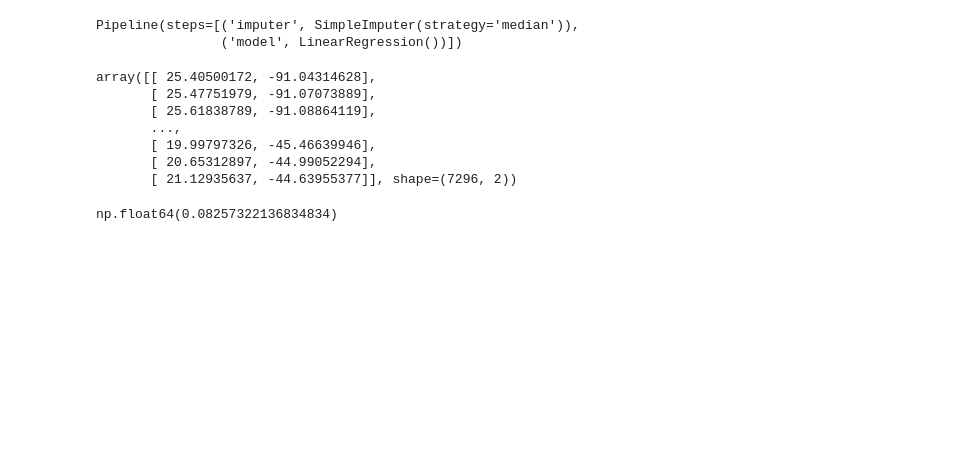
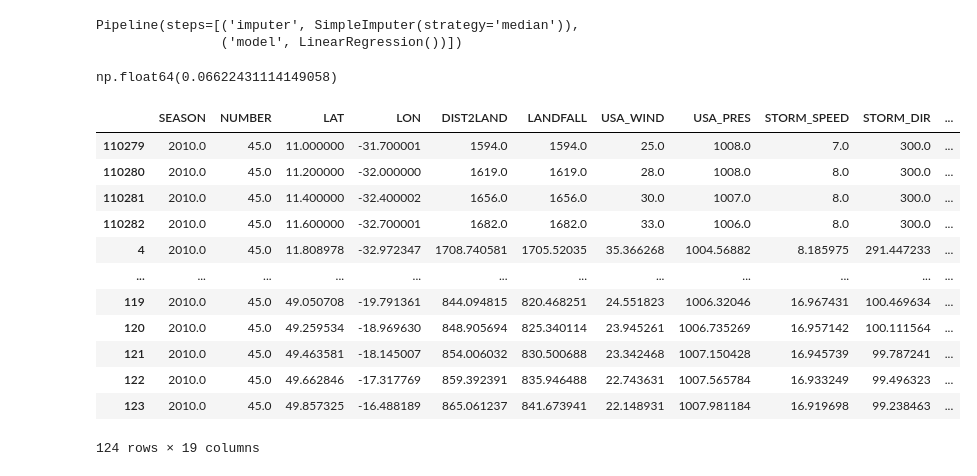
Before and after one commit to tomneisel/hurricane-trajectory, a Jupyter notebook: notebooks/trajectory_prediction.ipynb, the cells around one changed output. Drawn from its saved outputs; the diff is of its cells as text; code cells hidden in the pictures; blank space fills up the shorter version.

```diff
--- a/notebooks/trajectory_prediction.ipynb
+++ b/notebooks/trajectory_prediction.ipynb
@@ -126,7 +126,7 @@ def create_sequences(df: pd.DataFrame, window_size=4):
     X = []
     y = []
 
-    cont_features = df.select_dtypes(["Int16", "float32"]).columns
+    features = ['SEASON', 'NUMBER', 'LAT', 'LON', 'DIST2LAND', 'LANDFALL', 'USA_WIND', 'USA_PRES', 'STORM_SPEED', 'STORM_DIR', 'DELTA_LAT', 'DELTA_LON', 'LAT_ACCELERATION', 'LON_ACCELERATION', 'WIND_CHANGE', 'PRES_CHANGE', 'WIND_ACCELERATION', 'PRES_ACCELERATION', 'MONTH']
 
     for sid, storm in df.groupby("SID"):
         storm = storm.sort_values("ISO_TIME").reset_index(drop=True)
@@ -142,15 +142,22 @@ def create_sequences(df: pd.DataFrame, window_size=4):
             if not (time_diffs == pd.Timedelta(hours=3)).all():
                 continue
 
-            X.append(
-                storm[cont_features].iloc[
+            X_sample = (
+                storm[features].iloc[
                     i - window_size : i
                 ].astype(float).to_numpy()
             )
 
-            y.append(
-                storm[["LAT", "LON"]].iloc[i].astype(float).to_numpy()
+            y_sample = (
+                storm[features].iloc[i].astype(float).to_numpy()
             )
+
+            if np.isnan(X_sample).any() or np.isnan(y_sample).any():
+                continue
+
+            X.append(X_sample)
+            y.append(y_sample)
+
 
     return np.array(X), np.array(y)
 
@@ -191,22 +198,50 @@ X_test_reg = X_test.reshape(
 )
 # %%
 reg_pos_prediction = reg_pipeline.predict(X_test_reg)
-# %% [output]
-array([[ 25.40500172, -91.04314628],
-       [ 25.47751979, -91.07073889],
-       [ 25.61838789, -91.08864119],
-       ...,
-       [ 19.99797326, -45.46639946],
-       [ 20.65312897, -44.99052294],
-       [ 21.12935637, -44.63955377]], shape=(7296, 2))
 # %%
 reg_prediction_error = np.abs(np.subtract(reg_pos_prediction, y_test))
 
 reg_prediction_error
 
-reg_prediction_mean_lat_error = np.mean(reg_prediction_error[:, 0])
-reg_prediction_mean_lon_error = np.mean(reg_prediction_error[:, 1])
+reg_prediction_mean_lat_error = np.mean(reg_prediction_error[:, 2])
+reg_prediction_mean_lon_error = np.mean(reg_prediction_error[:, 3])
 
-reg_prediction_mean_lon_error
+reg_prediction_mean_lat_error
 # %% [output]
-np.float64(0.08257322136834834)
+np.float64(0.06622431114149058)
+# %%
+def create_starting_position(df: pd.DataFrame):
+
+    features = ['SEASON', 'NUMBER', 'LAT', 'LON', 'DIST2LAND', 'LANDFALL', 'USA_WIND', 'USA_PRES', 'STORM_SPEED', 'STORM_DIR', 'DELTA_LAT', 'DELTA_LON', 'LAT_ACCELERATION', 'LON_ACCELERATION', 'WIND_CHANGE', 'PRES_CHANGE', 'WIND_ACCELERATION', 'PRES_ACCELERATION', 'MONTH']
+
+    df = df[features].astype(float).to_numpy()
+
+    return np.array(df)
+# %%
+features = ['SEASON', 'NUMBER', 'LAT', 'LON', 'DIST2LAND', 'LANDFALL', 'USA_WIND', 'USA_PRES', 'STORM_SPEED', 'STORM_DIR', 'DELTA_LAT', 'DELTA_LON', 'LAT_ACCELERATION', 'LON_ACCELERATION', 'WIND_CHANGE', 'PRES_CHANGE', 'WIND_ACCELERATION', 'PRES_ACCELERATION', 'MONTH']
+
+testrun_df = test_hurricane[2:6][features]
+
+for _ in range(120):
+
+    t = create_starting_position(testrun_df[-4:]).reshape(1, 76)
+
+    t_pred = reg_pipeline.predict(t)[0]
+
+    testrun_df.loc[len(testrun_df)] = t_pred
+# %%
+testrun_df
+# %% [output]
+|  | SEASON | NUMBER | LAT | LON | DIST2LAND | LANDFALL | USA_WIND | USA_PRES | STORM_SPEED | STORM_DIR | ... |
+| 110279 | 2010.0 | 45.0 | 11.000000 | -31.700001 | 1594.0 | 1594.0 | 25.0 | 1008.0 | 7.0 | 300.0 | ... |
+| 110280 | 2010.0 | 45.0 | 11.200000 | -32.000000 | 1619.0 | 1619.0 | 28.0 | 1008.0 | 8.0 | 300.0 | ... |
+| 110281 | 2010.0 | 45.0 | 11.400000 | -32.400002 | 1656.0 | 1656.0 | 30.0 | 1007.0 | 8.0 | 300.0 | ... |
+| 110282 | 2010.0 | 45.0 | 11.600000 | -32.700001 | 1682.0 | 1682.0 | 33.0 | 1006.0 | 8.0 | 300.0 | ... |
+| 4 | 2010.0 | 45.0 | 11.808978 | -32.972347 | 1708.740581 | 1705.52035 | 35.366268 | 1004.56882 | 8.185975 | 291.447233 | ... |
+| ... | ... | ... | ... | ... | ... | ... | ... | ... | ... | ... | ... |
+| 119 | 2010.0 | 45.0 | 49.050708 | -19.791361 | 844.094815 | 820.468251 | 24.551823 | 1006.32046 | 16.967431 | 100.469634 | ... |
+| 120 | 2010.0 | 45.0 | 49.259534 | -18.969630 | 848.905694 | 825.340114 | 23.945261 | 1006.735269 | 16.957142 | 100.111564 | ... |
+| 121 | 2010.0 | 45.0 | 49.463581 | -18.145007 | 854.006032 | 830.500688 | 23.342468 | 1007.150428 | 16.945739 | 99.787241 | ... |
+| 122 | 2010.0 | 45.0 | 49.662846 | -17.317769 | 859.392391 | 835.946488 | 22.743631 | 1007.565784 | 16.933249 | 99.496323 | ... |
+| 123 | 2010.0 | 45.0 | 49.857325 | -16.488189 | 865.061237 | 841.673941 | 22.148931 | 1007.981184 | 16.919698 | 99.238463 | ... |
+124 rows × 19 columns
```
Also changed, not shown: parts of 2 cells of this notebook.
